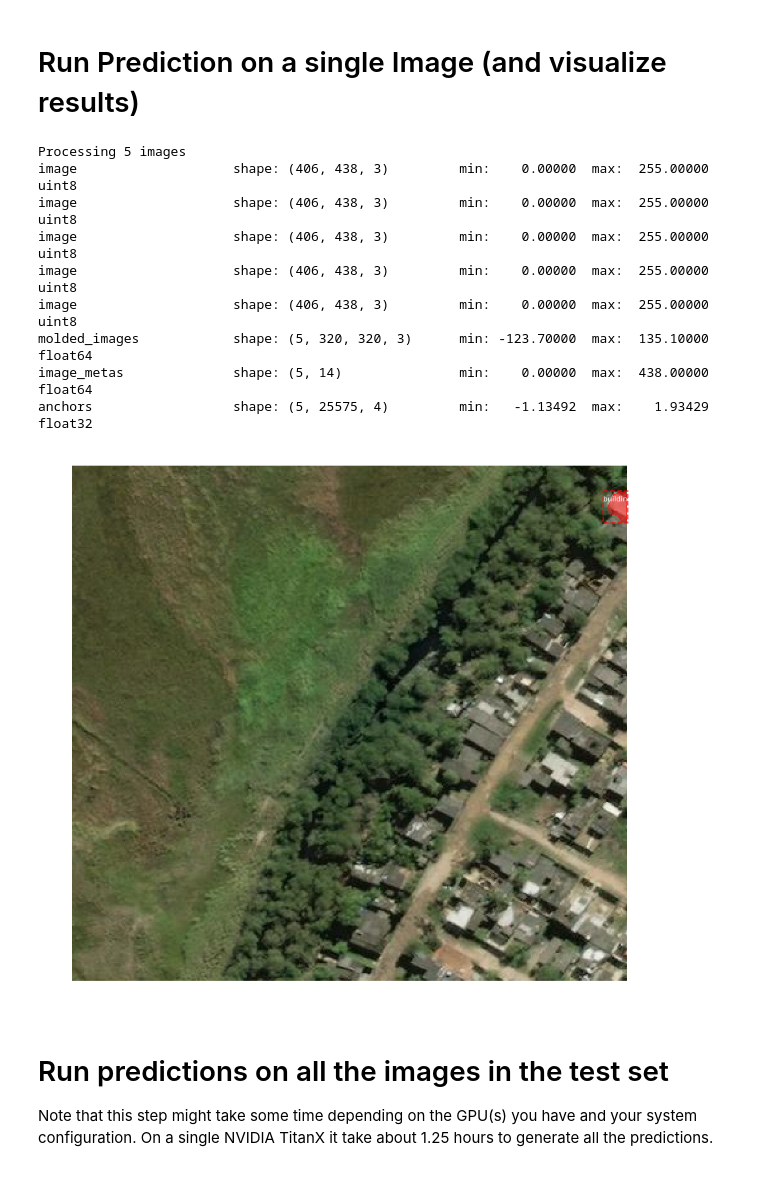
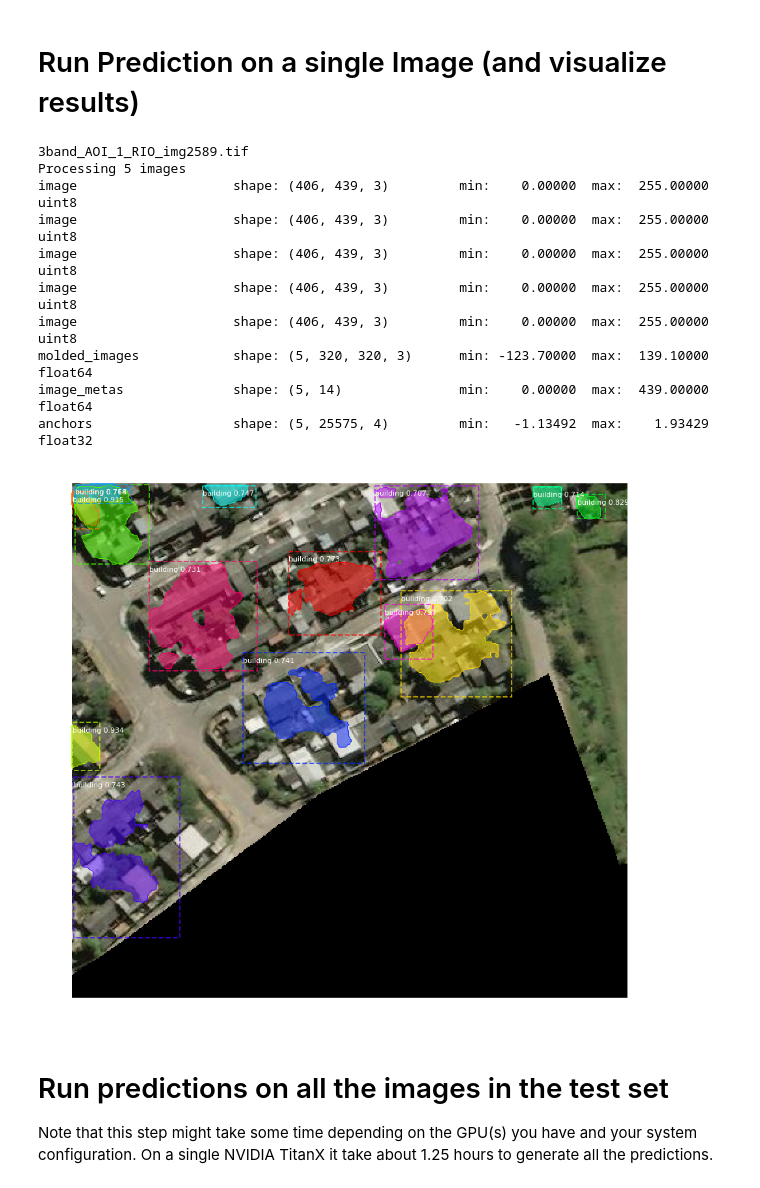
Before and after one commit to yoninachmany/spacenet-rio-buildings-mask-rcnn, a Jupyter notebook: Prediction-and-Submission.ipynb, the cells around one changed output. Cells and saved outputs as stored; diff of their text form; code cells hidden in the pictures.

```diff
--- a/Prediction-and-Submission.ipynb
+++ b/Prediction-and-Submission.ipynb
@@ -68,7 +68,8 @@ from mrcnn.config import Config
 from mrcnn import model as modellib, utils
 
 
-PRETRAINED_MODEL_PATH = os.path.join(ROOT_DIR,"data/" "pretrained_weights.h5")
+PRETRAINED_MODEL_PATH = os.path.join(ROOT_DIR,"data/","pretrained_weights.h5")
+PRETRAINED_MODEL_PATH = os.path.join(ROOT_DIR,"logs/","crowdai-mapping-challenge20190430T0021/","mask_rcnn_crowdai-mapping-challenge_0004.h5")
 LOGS_DIRECTORY = os.path.join(ROOT_DIR, "logs")
 MODEL_DIR = os.path.join(ROOT_DIR, "logs")
 # IMAGE_DIR = os.path.join(ROOT_DIR, "data", "test_images")
@@ -129,24 +131,27 @@ Use tf.cast instead.
 class_names = ['BG', 'building'] # In our case, we have 1 class for the background, and 1 class for building
 # %%
 file_names = next(os.walk(IMAGE_DIR))[2]
-random_image = skimage.io.imread(os.path.join(IMAGE_DIR, random.choice(file_names)))
+random_file_name = "3band_AOI_1_RIO_img2589.tif"#random.choice(file_names)
+print(random_file_name)
+random_image = skimage.io.imread(os.path.join(IMAGE_DIR, random_file_name))
 
 predictions = model.detect([random_image]*config.BATCH_SIZE, verbose=1) # We are replicating the same image to fill up the batch_size
 
 p = predictions[0]
 visualize.display_instances(random_image, p['rois'], p['masks'], p['class_ids'],
                             class_names, p['scores'])
 # %% [output]
+3band_AOI_1_RIO_img2589.tif
 Processing 5 images
-image                    shape: (406, 438, 3)         min:    0.00000  max:  255.00000  uint8
-image                    shape: (406, 438, 3)         min:    0.00000  max:  255.00000  uint8
-image                    shape: (406, 438, 3)         min:    0.00000  max:  255.00000  uint8
-image                    shape: (406, 438, 3)         min:    0.00000  max:  255.00000  uint8
-image                    shape: (406, 438, 3)         min:    0.00000  max:  255.00000  uint8
-molded_images            shape: (5, 320, 320, 3)      min: -123.70000  max:  135.10000  float64
-image_metas              shape: (5, 14)               min:    0.00000  max:  438.00000  float64
+image                    shape: (406, 439, 3)         min:    0.00000  max:  255.00000  uint8
+image                    shape: (406, 439, 3)         min:    0.00000  max:  255.00000  uint8
+image                    shape: (406, 439, 3)         min:    0.00000  max:  255.00000  uint8
+image                    shape: (406, 439, 3)         min:    0.00000  max:  255.00000  uint8
+image                    shape: (406, 439, 3)         min:    0.00000  max:  255.00000  uint8
+molded_images            shape: (5, 320, 320, 3)      min: -123.70000  max:  139.10000  float64
+image_metas              shape: (5, 14)               min:    0.00000  max:  439.00000  float64
 anchors                  shape: (5, 25575, 4)         min:   -1.13492  max:    1.93429  float32
-[figure, old version]
+[figure, new version]
 # %% [markdown]
 # Run predictions on all the images in the test set
 
```
Also changed, not shown: parts of 6 cells of this notebook, 2 other files.
